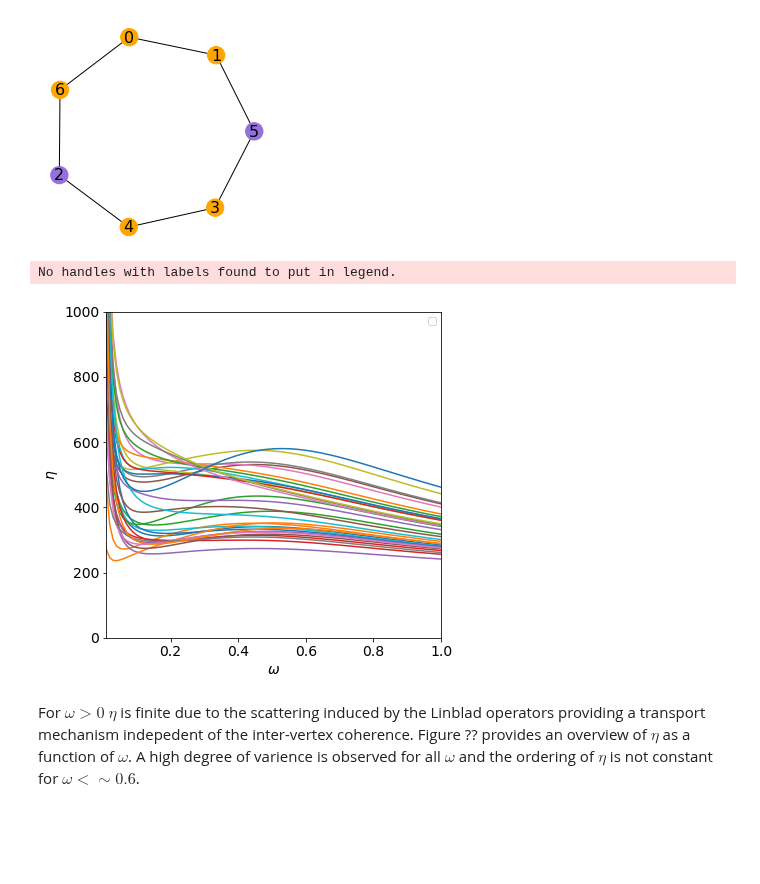
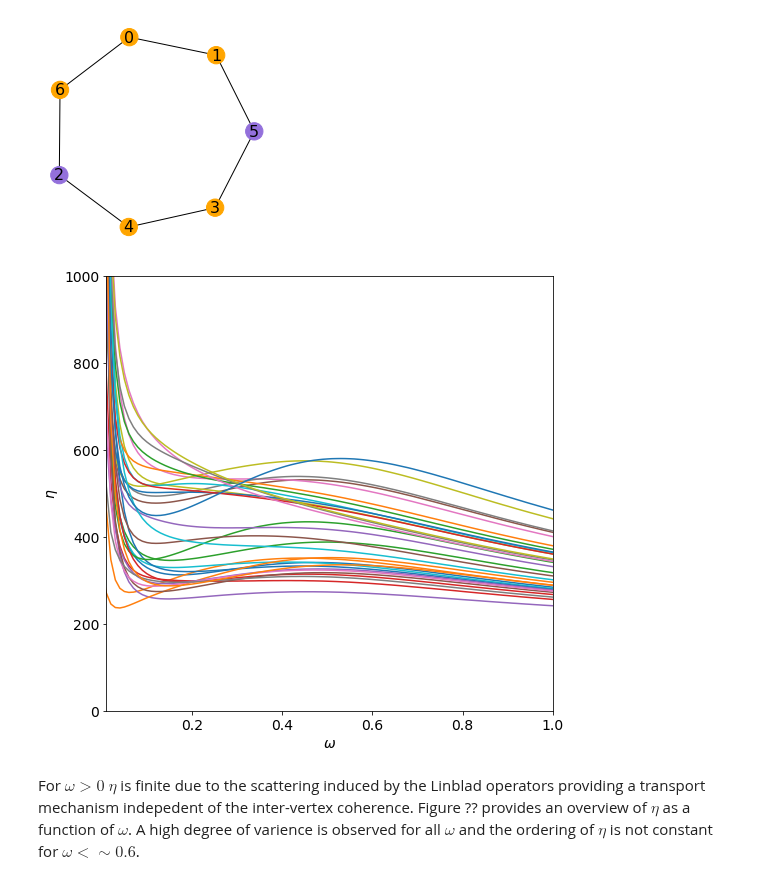
Before and after one commit to Edric-Matwiejew/QSW_MPI, a Jupyter notebook: examples/Application 1/Application_1-Copy1.ipynb, the cells around one changed output. Saved outputs shown, nothing was run; the diff lists cells and outputs as text; code cells hidden in the pictures; blank space fills up the shorter version.

```diff
--- a/examples/Application 1/Application_1-Copy1.ipynb
+++ b/examples/Application 1/Application_1-Copy1.ipynb
@@ -90,26 +90,27 @@ The iterable function was deprecated in Matplotlib 3.1 and will be removed in 3.
 # %%
 font = 14
 files = np.arange(1,33,1)
-fig = plt.figure(figsize=(6,6))
+#files = [1, 12, 7, 27, 5, 29, 31, 9]
+fig = plt.figure(figsize=(8,8))
 ax = fig.add_subplot(111)
 h = 2000/float(16384)
 ts = np.arange(0,2000 + h, h)
 
 for file in files:
-    ax.plot(results_df.loc[results_df['ID']==file]['omega'],results_df.loc[results_df['ID']==file]['time'])
+    ax.plot(results_df.loc[results_df['ID']==file]['omega'],results_df.loc[results_df['ID']==file]['time'], label=str(file))
 #ax.set_scale('log')
 #ax.set_yscale('log')
-plt.legend()
+#plt.legend(fontsize = font)
 ax.set_ylim(0.0,1000)
 ax.set_xlim(0.01,1)
+#ax.axvline(x=0.47)
 plt.yticks(fontsize=font)
 plt.xticks(fontsize=font)
 plt.xlabel(r'$\omega$',fontsize=font)
 plt.ylabel(r'$\eta$',fontsize=font)
 print()
 plt.show()
 # %% [output]
-No handles with labels found to put in legend.
-[figure, old version]
+[figure, new version]
 # %% [markdown]
 For $\omega >0$ $\eta$ is finite due to the scattering induced by the Linblad operators providing a transport mechanism indepedent of the inter-vertex coherence. Figure ?? provides an overview of $\eta$ as a function of $\omega$. A high degree of varience is observed for all $\omega$ and the ordering of $\eta$ is not constant for $\omega < \sim 0.6$.
```
Also changed, not shown: parts of 12 cells of this notebook, 2 other files.
